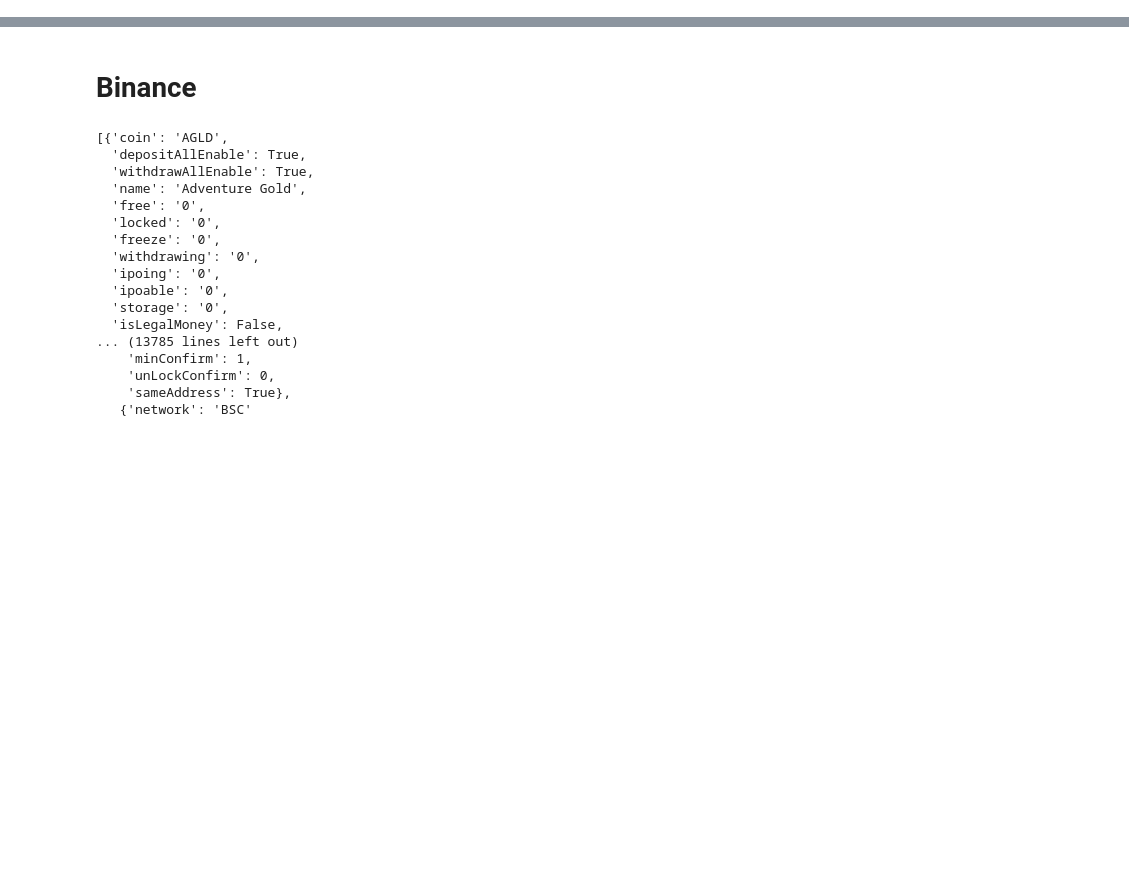
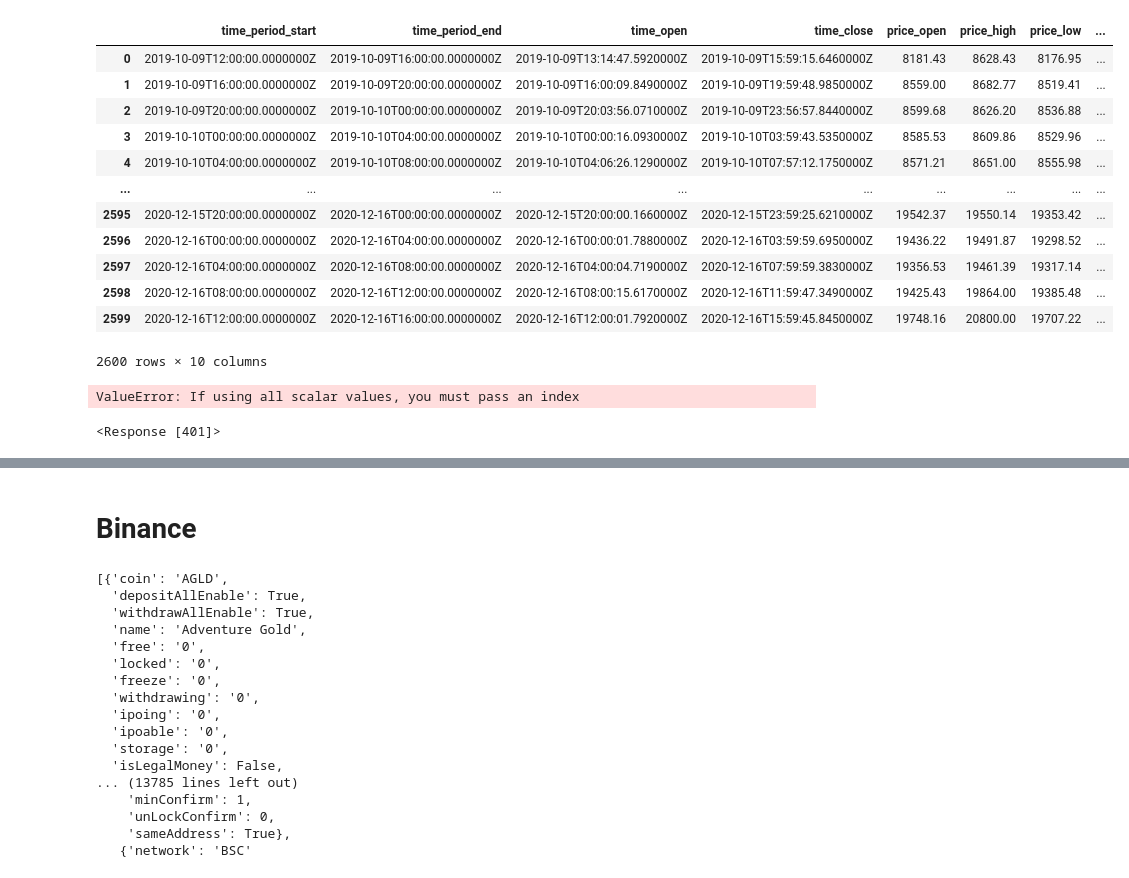
Before and after one commit to regression-gerry/hurst_capstone, a Jupyter notebook: notebooks/research_test.ipynb, the cells around one changed output, grey strips where cells are left out. Saved outputs shown, nothing was run; the diff lists cells and outputs as text; code cells hidden in the pictures; blank space fills up the shorter version.

```diff
--- a/notebooks/research_test.ipynb
+++ b/notebooks/research_test.ipynb
@@ -0,0 +54,36 @@
+# %%
+btc_usd = pd.read_pickle('binance_usspot_btcusd.pkl')
+# %%
+btc_usd.reset_index(drop=True, inplace=True)
+# %%
+btc_usd
+# %% [output]
+|  | time_period_start | time_period_end | time_open | time_close | price_open | price_high | price_low | ... |
+| 0 | 2019-10-09T12:00:00.0000000Z | 2019-10-09T16:00:00.0000000Z | 2019-10-09T13:14:47.5920000Z | 2019-10-09T15:59:15.6460000Z | 8181.43 | 8628.43 | 8176.95 | ... |
+| 1 | 2019-10-09T16:00:00.0000000Z | 2019-10-09T20:00:00.0000000Z | 2019-10-09T16:00:09.8490000Z | 2019-10-09T19:59:48.9850000Z | 8559.00 | 8682.77 | 8519.41 | ... |
+| 2 | 2019-10-09T20:00:00.0000000Z | 2019-10-10T00:00:00.0000000Z | 2019-10-09T20:03:56.0710000Z | 2019-10-09T23:56:57.8440000Z | 8599.68 | 8626.20 | 8536.88 | ... |
+| 3 | 2019-10-10T00:00:00.0000000Z | 2019-10-10T04:00:00.0000000Z | 2019-10-10T00:00:16.0930000Z | 2019-10-10T03:59:43.5350000Z | 8585.53 | 8609.86 | 8529.96 | ... |
+| 4 | 2019-10-10T04:00:00.0000000Z | 2019-10-10T08:00:00.0000000Z | 2019-10-10T04:06:26.1290000Z | 2019-10-10T07:57:12.1750000Z | 8571.21 | 8651.00 | 8555.98 | ... |
+| ... | ... | ... | ... | ... | ... | ... | ... | ... |
+| 2595 | 2020-12-15T20:00:00.0000000Z | 2020-12-16T00:00:00.0000000Z | 2020-12-15T20:00:00.1660000Z | 2020-12-15T23:59:25.6210000Z | 19542.37 | 19550.14 | 19353.42 | ... |
+| 2596 | 2020-12-16T00:00:00.0000000Z | 2020-12-16T04:00:00.0000000Z | 2020-12-16T00:00:01.7880000Z | 2020-12-16T03:59:59.6950000Z | 19436.22 | 19491.87 | 19298.52 | ... |
+| 2597 | 2020-12-16T04:00:00.0000000Z | 2020-12-16T08:00:00.0000000Z | 2020-12-16T04:00:04.7190000Z | 2020-12-16T07:59:59.3830000Z | 19356.53 | 19461.39 | 19317.14 | ... |
+| 2598 | 2020-12-16T08:00:00.0000000Z | 2020-12-16T12:00:00.0000000Z | 2020-12-16T08:00:15.6170000Z | 2020-12-16T11:59:47.3490000Z | 19425.43 | 19864.00 | 19385.48 | ... |
+| 2599 | 2020-12-16T12:00:00.0000000Z | 2020-12-16T16:00:00.0000000Z | 2020-12-16T12:00:01.7920000Z | 2020-12-16T15:59:45.8450000Z | 19748.16 | 20800.00 | 19707.22 | ... |
+2600 rows × 10 columns
+# %%
+for i in range(10):
+    if i == 0:
+        url = 'https://rest.coinapi.io/v1/ohlcv/BINANCEUS_SPOT_BTC_USD/history?period_id=4HRS&time_start=2020-12-16T16:00:00'
+        headers = {'X-CoinAPI-Key' : '3E34C9E7-5D31-4B89-A8E9-467B7B861921'}
+        response = requests.get(url, headers=headers)
+        df = pd.DataFrame(response.json())
+        overall = overall.append(df)
+    else:
+        url = f'https://rest.coinapi.io/v1/ohlcv/BINANCEUS_SPOT_BTC_USD/history?period_id=4HRS&time_start={df.iloc[-1:,1:2].values[0][0][0:19]}'
+        headers = {'X-CoinAPI-Key' : '3E34C9E7-5D31-4B89-A8E9-467B7B861921'}
+        response = requests.get(url, headers=headers)
+        df = pd.DataFrame(response.json())
+        overall = overall.append(df)
+# %% [output]
+ValueError: If using all scalar values, you must pass an index
@@ -0,0 +98,4 @@
+# %%
+response
+# %% [output]
+<Response [401]>
```
Also changed, not shown: parts of 10 cells of this notebook, 5 other files.
